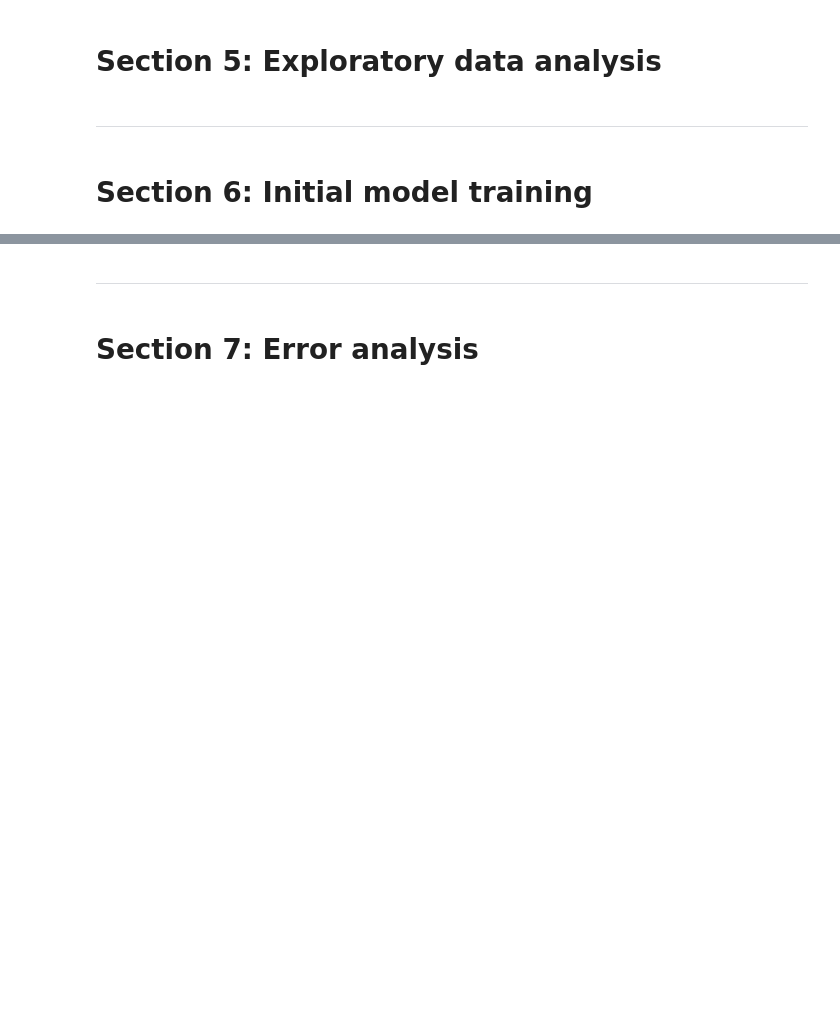
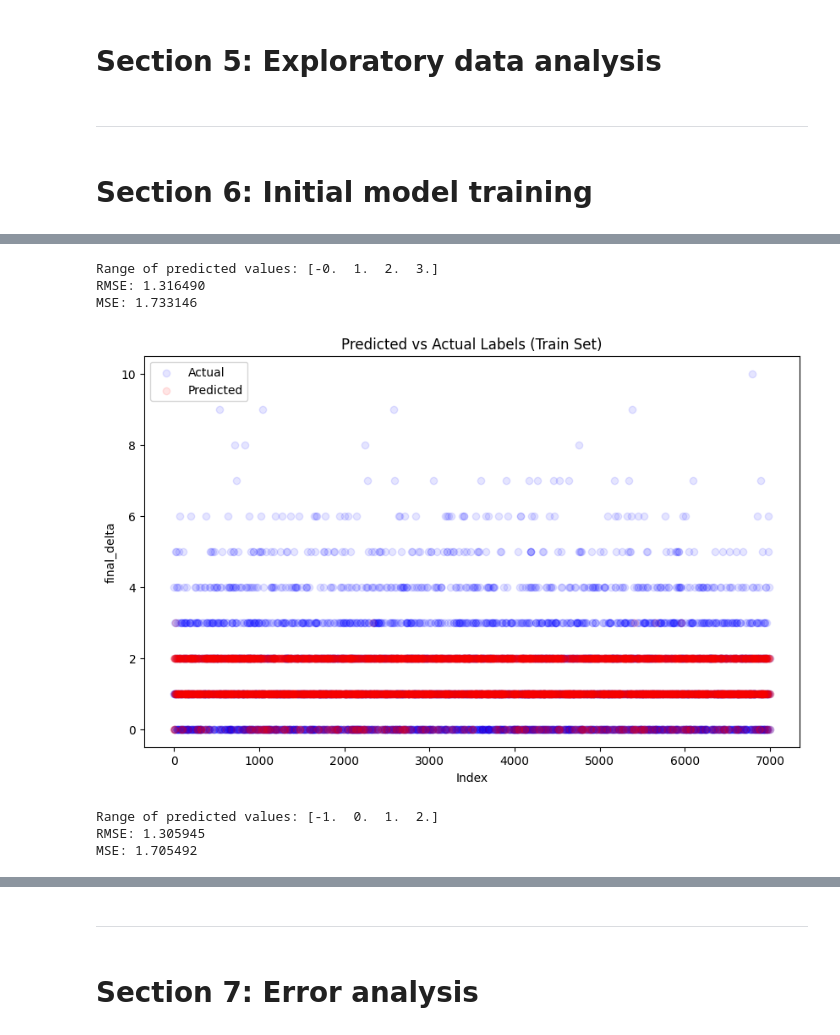
Before and after one commit to yuanpngn/STINTSY_MLP, a Jupyter notebook: [STINTSY]_Machine_Learning_Project.ipynb, the cells around one changed output, grey strips where cells are left out. Cells and saved outputs as stored; diff of their text form; code cells hidden in the pictures; blank space fills up the shorter version.

Commit message:
Add SGDRegressor, PoissonRegressor initial training

```diff
--- a/[STINTSY]_Machine_Learning_Project.ipynb
+++ b/[STINTSY]_Machine_Learning_Project.ipynb
@@ -299,0 +322,16 @@ Pedregosa, F., et al. (2011). Scikit-learn: Machine learning in Python. Journal
+# %%
+# Preprocess LR Model by standardizing features
+scaler = StandardScaler()
+
+X_train_sc = scaler.fit_transform(X_train)
+X_test_sc = scaler.transform(X_test)
+# %%
+# Set up base model
+sgd = SGDRegressor(loss="squared_error",
+                   penalty='l1',
+                   learning_rate='constant',
+                   random_state=42,
+                   tol=0.0001, verbose=True,
+                   )
+# %%
+sgd.fit(X_train_sc, y_train)
@@ -299,0 +375,45 @@ Pedregosa, F., et al. (2011). Scikit-learn: Machine learning in Python. Journal
+# %%
+# Get training score
+
+preds = sgd.predict(X_train_sc)
+preds = np.round(preds)
+
+print(f"Range of predicted values: {np.unique(preds)}" )
+rmse = root_mean_squared_error(preds, y_train)
+mse = mean_squared_error(preds, y_train)
+
+print(f"RMSE: {rmse:.6f}")
+print(f"MSE: {mse:.6f}")
+# %% [output]
+Range of predicted values: [-0.  1.  2.  3.]
+RMSE: 1.316490
+MSE: 1.733146
+# %%
+plt.figure(figsize=(10,6))
+plt.scatter(X_train.index, y_train, color='blue', label="Actual", alpha=0.1)
+plt.scatter(X_train.index, preds, color='red', label="Predicted", alpha=0.1)
+
+plt.xlabel("Index")
+plt.ylabel("final_delta")
+plt.title("Predicted vs Actual Labels (Train Set)")
+plt.legend()
+
+plt.show()
+# %% [output]
+[figure, added]
+# %%
+# Get testing score
+
+preds = sgd.predict(X_test_sc)
+preds = np.round(preds)
+
+print(f"Range of predicted values: {np.unique(preds)}" )
+rmse = root_mean_squared_error(preds, y_test)
+mse = mean_squared_error(preds, y_test)
+
+print(f"RMSE: {rmse:.6f}")
+print(f"MSE: {mse:.6f}")
+# %% [output]
+Range of predicted values: [-1.  0.  1.  2.]
+RMSE: 1.305945
+MSE: 1.705492
```
Also changed, not shown: parts of 18 cells of this notebook, 1 other file.
